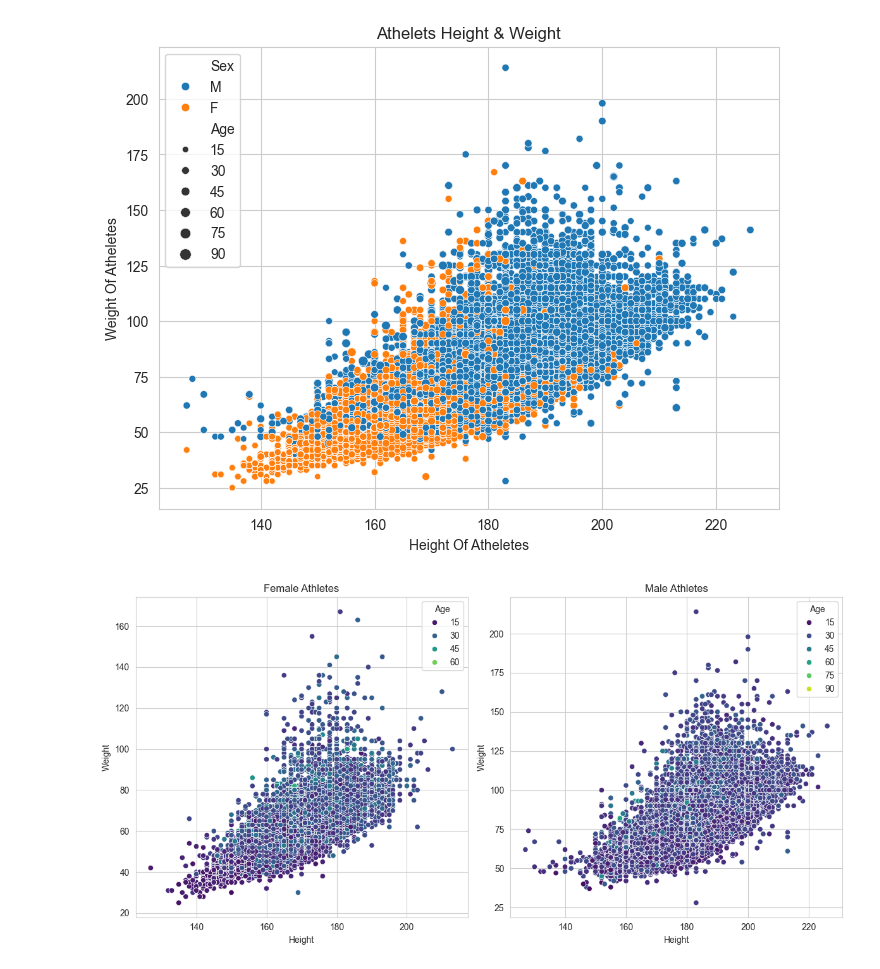
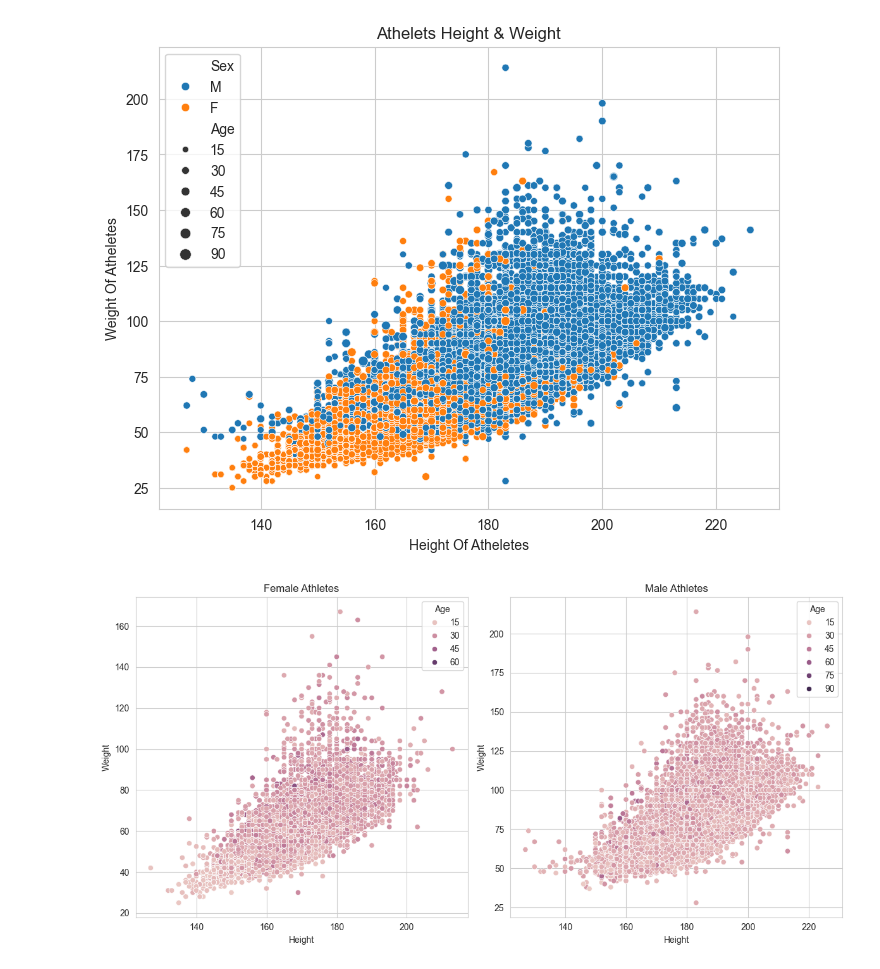
Before and after one commit to Dani-8/120Years-Of-Olympics-Data-Analysis, a Jupyter notebook: 120 Years Of Olympic.ipynb, the cells around one changed output. Drawn from its saved outputs; the diff is of its cells as text; code cells hidden in the pictures.

```diff
--- a/120 Years Of Olympic.ipynb
+++ b/120 Years Of Olympic.ipynb
@@ -186,20 +186,17 @@ plt.show()
 # %% [output]
 [figure]
 # %%
-import matplotlib.pyplot as plt
-import seaborn as sns
-
 fig, axes = plt.subplots(1, 2, figsize=(12,6))  # 1 row, 2 columns
 
 # Female scatter
-sns.scatterplot(data=df[df["Sex"]=="F"], x="Height", y="Weight", hue="Age", ax=axes[0], palette="viridis")
+sns.scatterplot(data=df[df["Sex"]=="F"], x="Height", y="Weight", hue="Age", ax=axes[0])
 axes[0].set_title("Female Athletes")
 
 # Male scatter
-sns.scatterplot(data=df[df["Sex"]=="M"], x="Height", y="Weight", hue="Age", ax=axes[1], palette="viridis")
+sns.scatterplot(data=df[df["Sex"]=="M"], x="Height", y="Weight", hue="Age", ax=axes[1])
 axes[1].set_title("Male Athletes")
 
 plt.tight_layout()
 plt.show()
 # %% [output]
-[figure, old version]
+[figure, new version]
```
Also changed, not shown: parts of 2 cells of this notebook.
